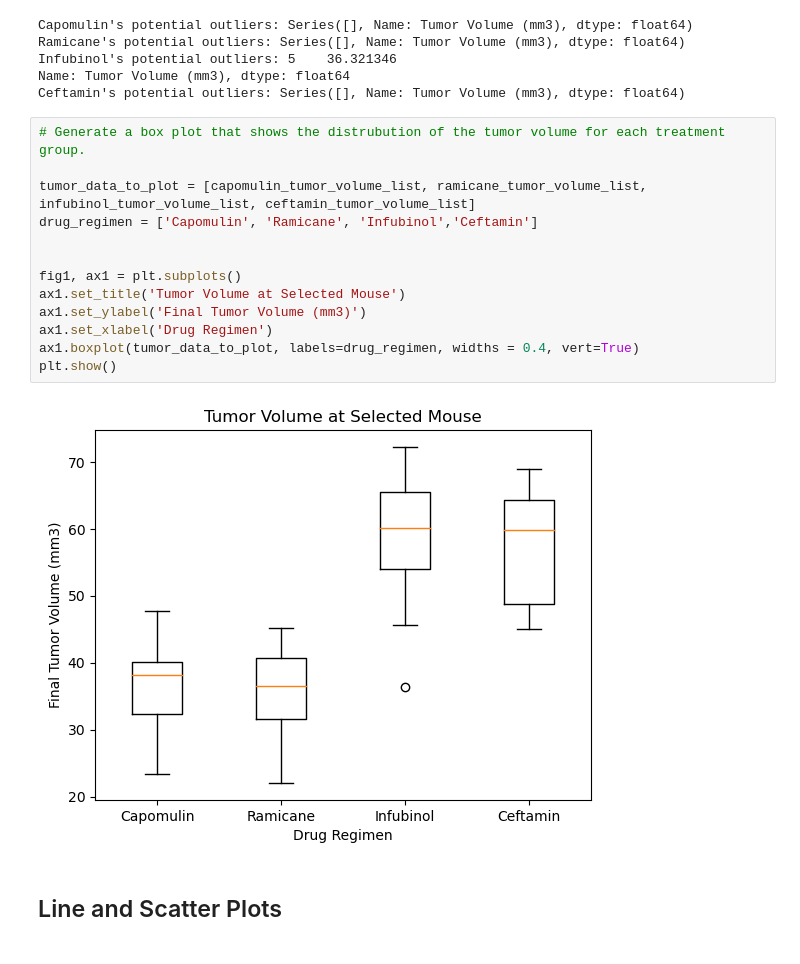
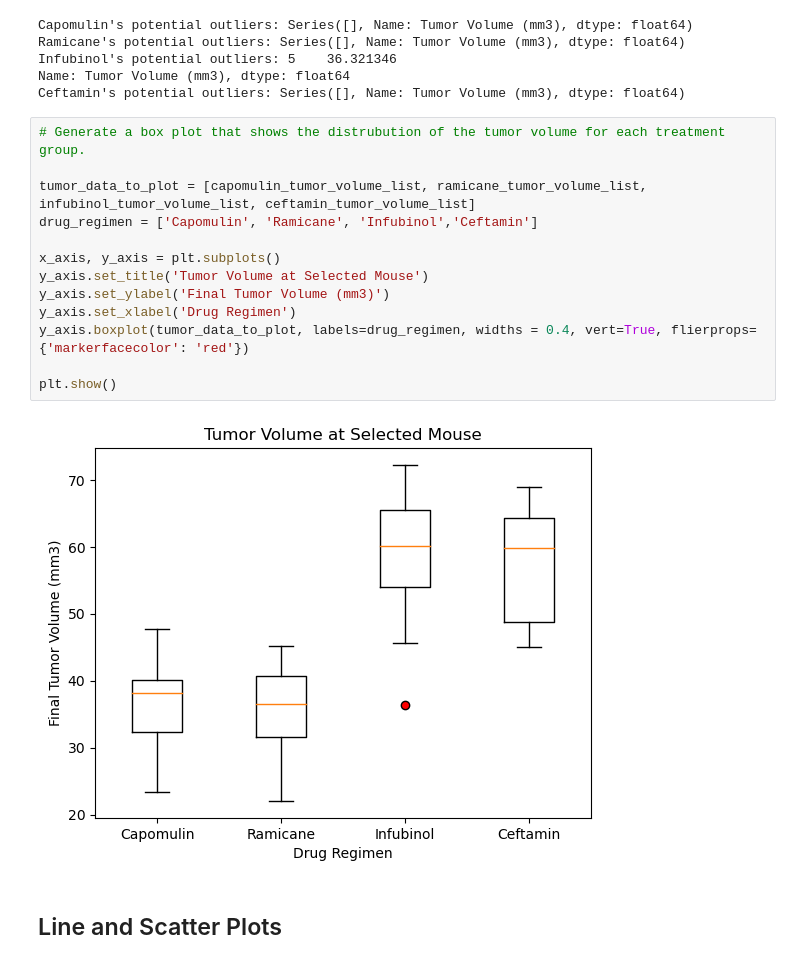
Before and after one commit to MichaelELeonard/Matplotlib-Challenge, a Jupyter notebook: pymaceuticals_working.ipynb, the cells around one changed output. Drawn from its saved outputs; the diff is of its cells as text.

```diff
--- a/pymaceuticals_working.ipynb
+++ b/pymaceuticals_working.ipynb
@@ -373,18 +363,18 @@ Ceftamin's potential outliers: Series([], Name: Tumor Volume (mm3), dtype: float
 # %%
 # Generate a box plot that shows the distrubution of the tumor volume for each treatment group.
 
 tumor_data_to_plot = [capomulin_tumor_volume_list, ramicane_tumor_volume_list, infubinol_tumor_volume_list, ceftamin_tumor_volume_list]
 drug_regimen = ['Capomulin', 'Ramicane', 'Infubinol','Ceftamin']
 
+x_axis, y_axis = plt.subplots()
+y_axis.set_title('Tumor Volume at Selected Mouse')
+y_axis.set_ylabel('Final Tumor Volume (mm3)')
+y_axis.set_xlabel('Drug Regimen')
+y_axis.boxplot(tumor_data_to_plot, labels=drug_regimen, widths = 0.4, vert=True, flierprops={'markerfacecolor': 'red'})
 
-fig1, ax1 = plt.subplots()
-ax1.set_title('Tumor Volume at Selected Mouse')
-ax1.set_ylabel('Final Tumor Volume (mm3)')
-ax1.set_xlabel('Drug Regimen')
-ax1.boxplot(tumor_data_to_plot, labels=drug_regimen, widths = 0.4, vert=True)
 plt.show()
 # %% [output]
-[figure, old version]
+[figure, new version]
 # %% [markdown]
 ## Line and Scatter Plots
 # %%
```
Also changed, not shown: parts of 10 cells of this notebook, 2 other files.
